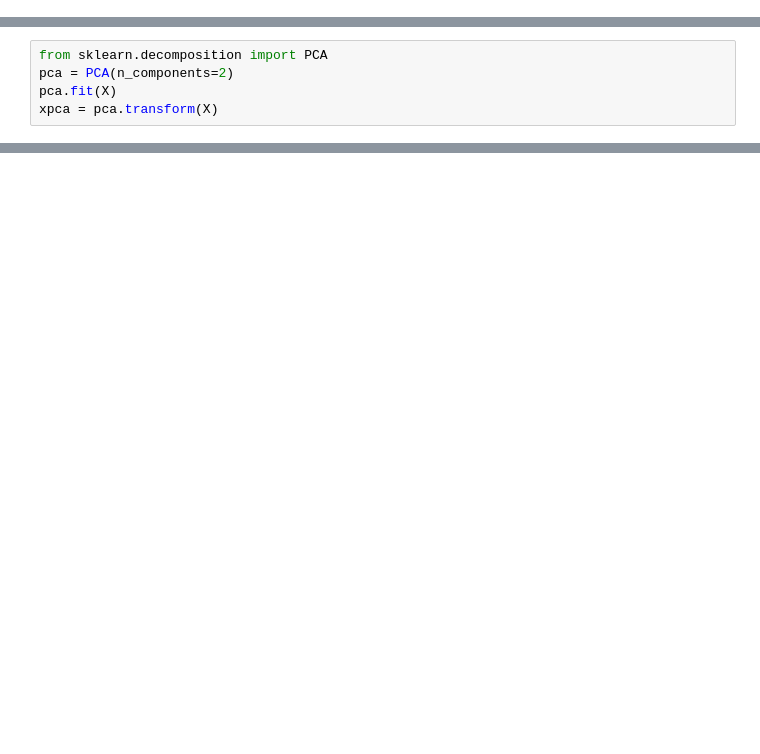
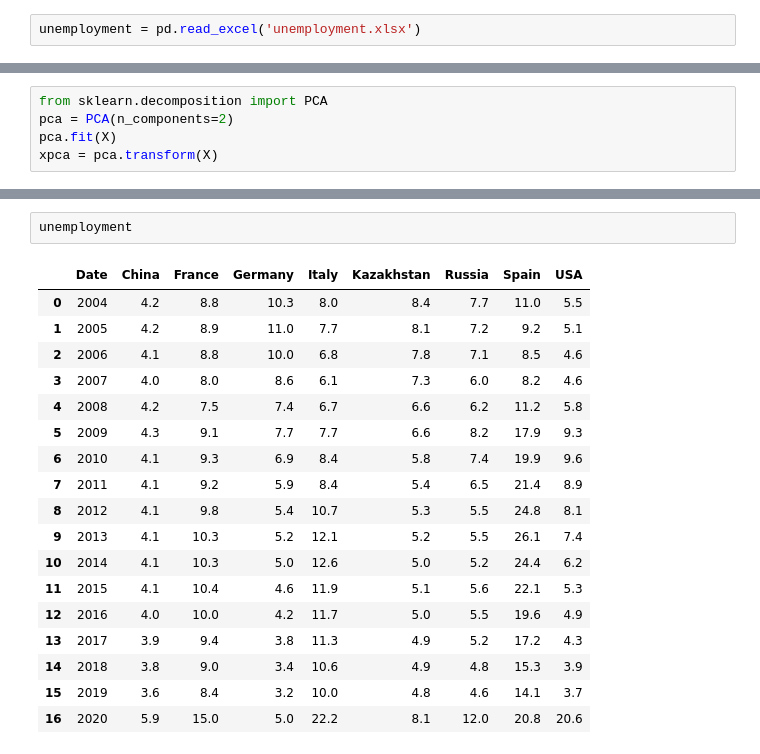
Before and after one commit to khadizxc/rk2datascience, a Jupyter notebook: proj.ipynb, the cells around one changed output, grey strips where cells are left out. Drawn from its saved outputs; the diff is of its cells as text; blank space fills up the shorter version.

```diff
--- a/proj.ipynb
+++ b/proj.ipynb
@@ -60,3 +60,5 @@ dataset2.head()
+# %%
+unemployment = pd.read_excel('unemployment.xlsx')
 # %%
 temp_f = dataset.sort_values(by='Date', ascending=True)
 temp_f = temp_f.reset_index(drop=True)
@@ -374,0 +344,21 @@ ax = sns.scatterplot(x=xpca[:,0], y=xpca[:,1], hue=cluster.labels_)
+# %%
+unemployment
+# %% [output]
+|  | Date | China | France | Germany | Italy | Kazakhstan | Russia | Spain | USA |
+| 0 | 2004 | 4.2 | 8.8 | 10.3 | 8.0 | 8.4 | 7.7 | 11.0 | 5.5 |
+| 1 | 2005 | 4.2 | 8.9 | 11.0 | 7.7 | 8.1 | 7.2 | 9.2 | 5.1 |
+| 2 | 2006 | 4.1 | 8.8 | 10.0 | 6.8 | 7.8 | 7.1 | 8.5 | 4.6 |
+| 3 | 2007 | 4.0 | 8.0 | 8.6 | 6.1 | 7.3 | 6.0 | 8.2 | 4.6 |
+| 4 | 2008 | 4.2 | 7.5 | 7.4 | 6.7 | 6.6 | 6.2 | 11.2 | 5.8 |
+| 5 | 2009 | 4.3 | 9.1 | 7.7 | 7.7 | 6.6 | 8.2 | 17.9 | 9.3 |
+| 6 | 2010 | 4.1 | 9.3 | 6.9 | 8.4 | 5.8 | 7.4 | 19.9 | 9.6 |
+| 7 | 2011 | 4.1 | 9.2 | 5.9 | 8.4 | 5.4 | 6.5 | 21.4 | 8.9 |
+| 8 | 2012 | 4.1 | 9.8 | 5.4 | 10.7 | 5.3 | 5.5 | 24.8 | 8.1 |
+| 9 | 2013 | 4.1 | 10.3 | 5.2 | 12.1 | 5.2 | 5.5 | 26.1 | 7.4 |
+| 10 | 2014 | 4.1 | 10.3 | 5.0 | 12.6 | 5.0 | 5.2 | 24.4 | 6.2 |
+| 11 | 2015 | 4.1 | 10.4 | 4.6 | 11.9 | 5.1 | 5.6 | 22.1 | 5.3 |
+| 12 | 2016 | 4.0 | 10.0 | 4.2 | 11.7 | 5.0 | 5.5 | 19.6 | 4.9 |
+| 13 | 2017 | 3.9 | 9.4 | 3.8 | 11.3 | 4.9 | 5.2 | 17.2 | 4.3 |
+| 14 | 2018 | 3.8 | 9.0 | 3.4 | 10.6 | 4.9 | 4.8 | 15.3 | 3.9 |
+| 15 | 2019 | 3.6 | 8.4 | 3.2 | 10.0 | 4.8 | 4.6 | 14.1 | 3.7 |
+| 16 | 2020 | 5.9 | 15.0 | 5.0 | 22.2 | 8.1 | 12.0 | 20.8 | 20.6 |
```
Also changed, not shown: parts of 23 cells of this notebook.
